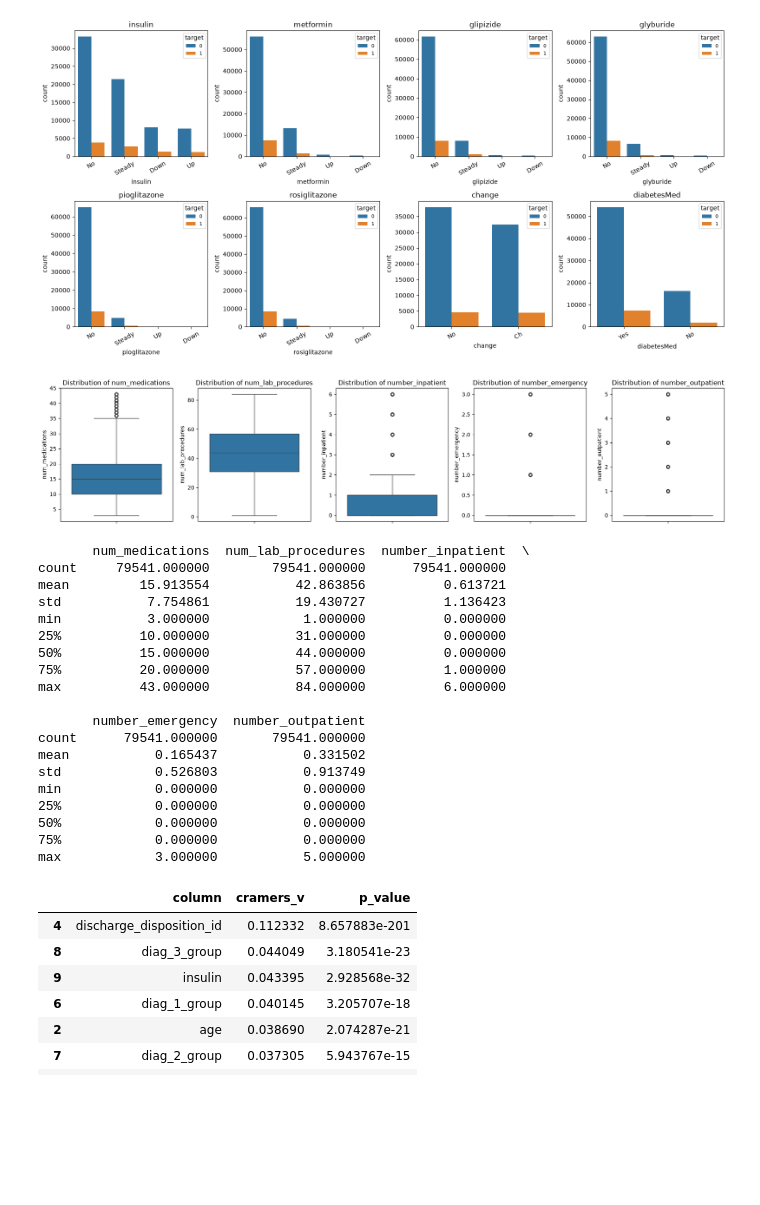
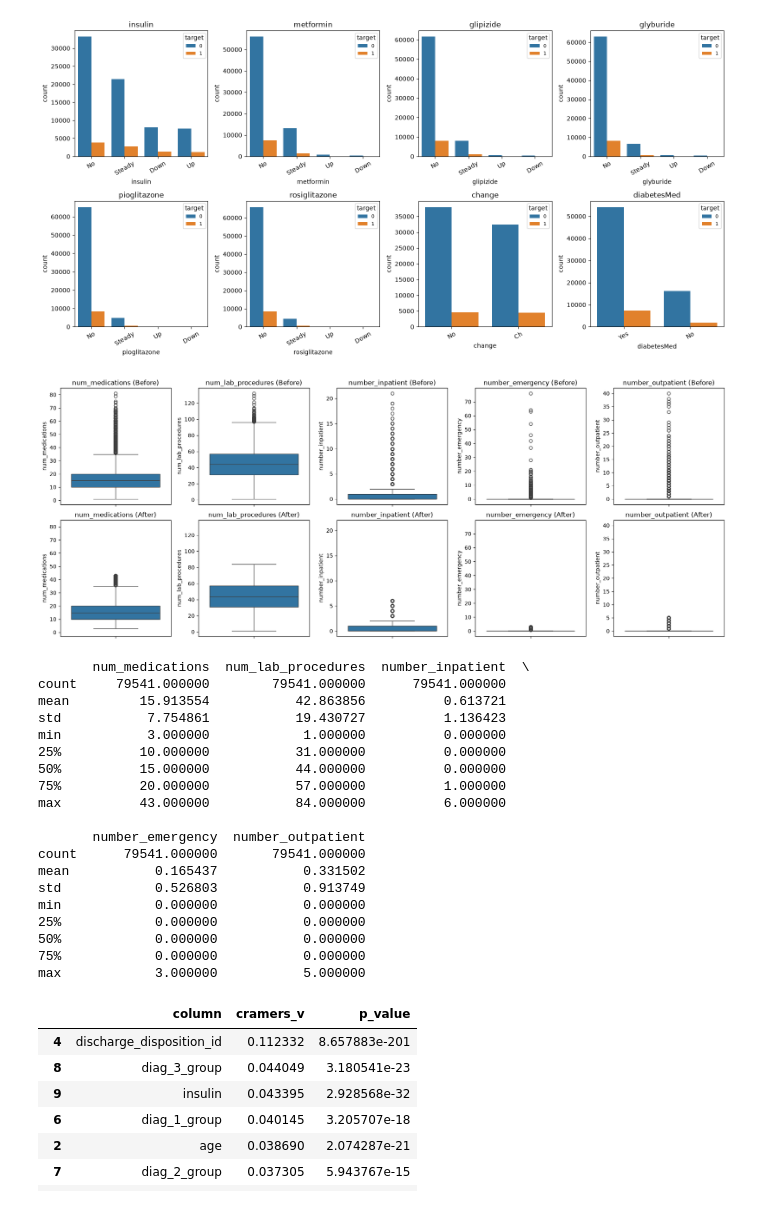
Before and after one commit to nnathuu/DS66B_group_13, a Jupyter notebook: notebooks/01_data_eda.ipynb, the cells around one changed output. Saved outputs shown, nothing was run; the diff lists cells and outputs as text; code cells hidden in the pictures; blank space fills up the shorter version.

Commit message:
Add outlier clipping visualization to EDA

```diff
--- a/notebooks/01_data_eda.ipynb
+++ b/notebooks/01_data_eda.ipynb
@@ -347,6 +347,9 @@ for col in OUTLIER_COLS:
     outlier_caps[col] = (int(lo), int(hi))
 print("Capping thresholds (fitted on train):", outlier_caps)
 
+# Save data before clipping
+before = train_df[OUTLIER_COLS].copy()
+
 # Apply to both
 for col, (lo, hi) in outlier_caps.items():
     for name, df in (("train", train_df), ("test", test_df)):
@@ -512,19 +515,24 @@ plt.show()
 [figure]
 # %%
 # --- Outliers / distributions of key numerical variables ---
-# Outliers were winsorized in Section 4.4 (1st/99th percentile, fitted on train),
-# so the plots below show the data AFTER treatment.
-fig, axes = plt.subplots(1, 5, figsize=(18, 4))
-for ax, col in zip(axes, OUTLIER_COLS):
-    sns.boxplot(data=train_df, y=col, ax=ax)
-    ax.set_title(f"Distribution of {col}")
+
+# Compare distributions before and after winsorization
+fig, axes = plt.subplots(2, 5, figsize=(18, 7), sharey="col")
+
+for j, col in enumerate(OUTLIER_COLS):
+    sns.boxplot(data=before, y=col, ax=axes[0, j])
+    axes[0, j].set_title(f"{col} (Before)")
+
+    sns.boxplot(data=train_df, y=col, ax=axes[1, j])
+    axes[1, j].set_title(f"{col} (After)")
+
 plt.tight_layout()
-plt.savefig(f"{OUTPUT_FIG_DIR}/outliers_numeric_cols.png", dpi=150)
+plt.savefig(f"{OUTPUT_FIG_DIR}/outliers_before_after.png", dpi=150)
 plt.show()
 
 print(train_df[OUTLIER_COLS].describe())
 # %% [output]
-[figure, old version]
+[figure, new version]
        num_medications  num_lab_procedures  number_inpatient  \
 count     79541.000000        79541.000000      79541.000000
 mean         15.913554           42.863856          0.613721
```
Also changed, not shown: 1 other file.
